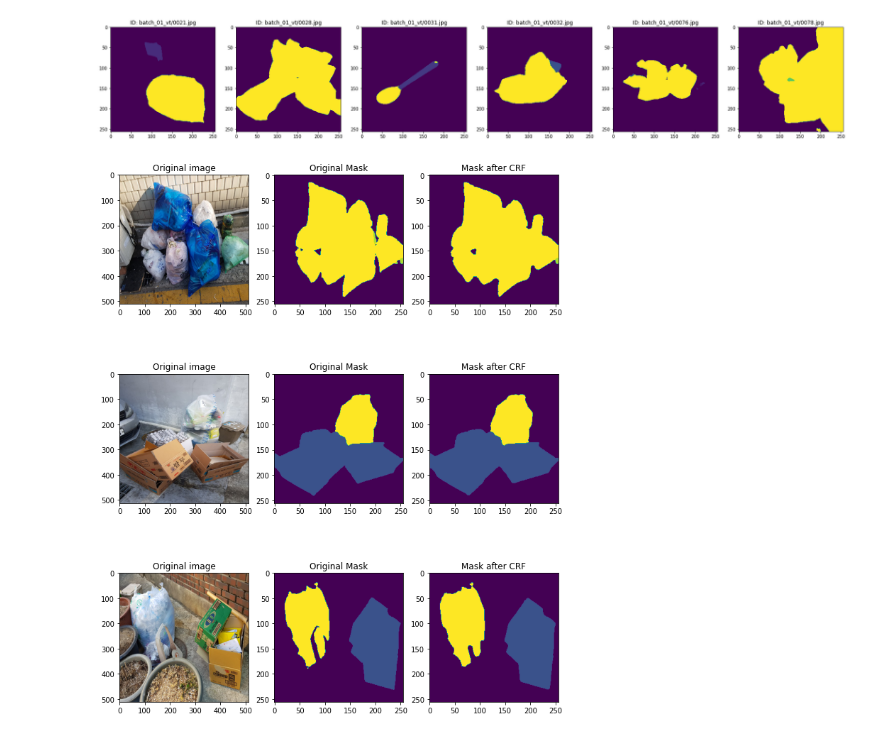
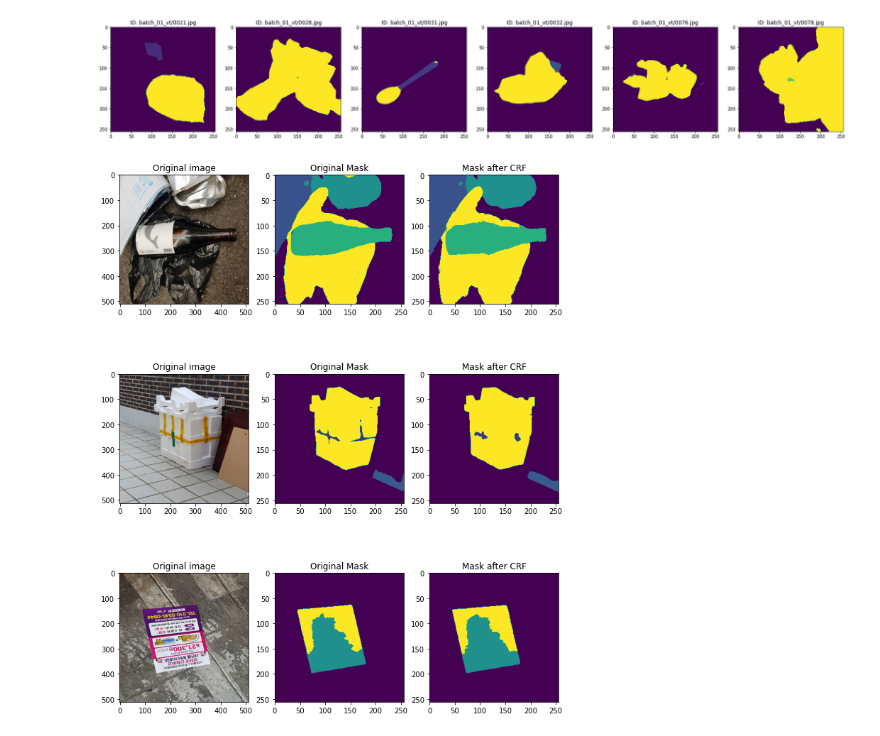
Before and after one commit to boostcampaitech2/semantic-segmentation-level2-cv-16, a Jupyter notebook: dev/postprocess/crf.ipynb, the cells around one changed output. Drawn from its saved outputs; the diff is of its cells as text; code cells hidden in the pictures.

```diff
--- a/dev/postprocess/crf.ipynb
+++ b/dev/postprocess/crf.ipynb
@@ -77,7 +77,7 @@ def crf(original_image, mask_img):
     d.addPairwiseGaussian(sxy=(3,3), compat=10, kernel=dcrf.DIAG_KERNEL, normalization=dcrf.NORMALIZE_SYMMETRIC)
 
     # This adds the color-dependent term, i.e. features are (x,y,r,g,b).
-    d.addPairwiseBilateral(sxy=(3,3), srgb=(70,70,70), rgbim=original_image, compat=7)
+    d.addPairwiseBilateral(sxy=(3,3), srgb=(30,30,30), rgbim=original_image, compat=50)
 
     Q = d.inference(50)
 
@@ -90,33 +90,33 @@ test_path = '/opt/ml/segmentation/input/data/'
 # %%
 from skimage.util import img_as_ubyte
 nImgs = 3
-i = np.random.randint(1000)
+i = np.random.randint(len(df)-5)
 j = 1
 plt.figure(figsize=(15,15))
 plt.subplots_adjust(wspace=0.2,hspace=0.1)  #adjust this to change vertical and horiz. spacings..
 while True:
     if str(df.loc[i,'PredictionString'])!=str(np.nan):
         decoded_mask = decode(df.loc[i,'PredictionString'])
         orig_img = imread(test_path+df.loc[i,'image_id'])
         image_resized = resize(orig_img, (orig_img.shape[0] // 2, orig_img.shape[1] // 2), anti_aliasing=True)
         # print(img_as_ubyte(image_resized))
         crf_output = crf(img_as_ubyte(image_resized),decoded_mask)
         plt.subplot(nImgs,4,4*j-3)
         plt.imshow(orig_img)
         plt.title('Original image')
         plt.subplot(nImgs,4,4*j-2)
         plt.imshow(decoded_mask)
         plt.title('Original Mask')
         plt.subplot(nImgs,4,4*j-1)
         plt.imshow(crf_output)
         plt.title('Mask after CRF')
         if j == nImgs:
             break
         else:
             j = j + 1
     i = i + 1
 # %% [output]
-[figure, old version]
+[figure, new version]
 # %%
 for i in tqdm(range(df.shape[0])):
     if str(df.loc[i,'PredictionString'])!=str(np.nan):
```
Also changed, not shown: parts of 1 cell of this notebook.
